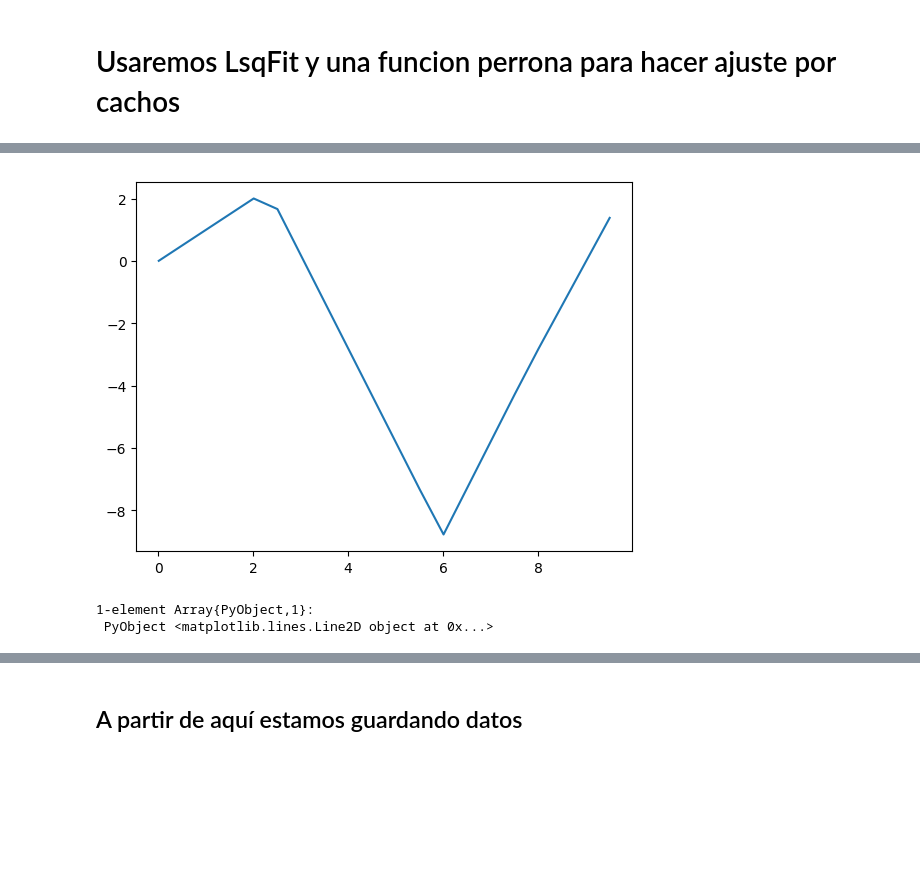
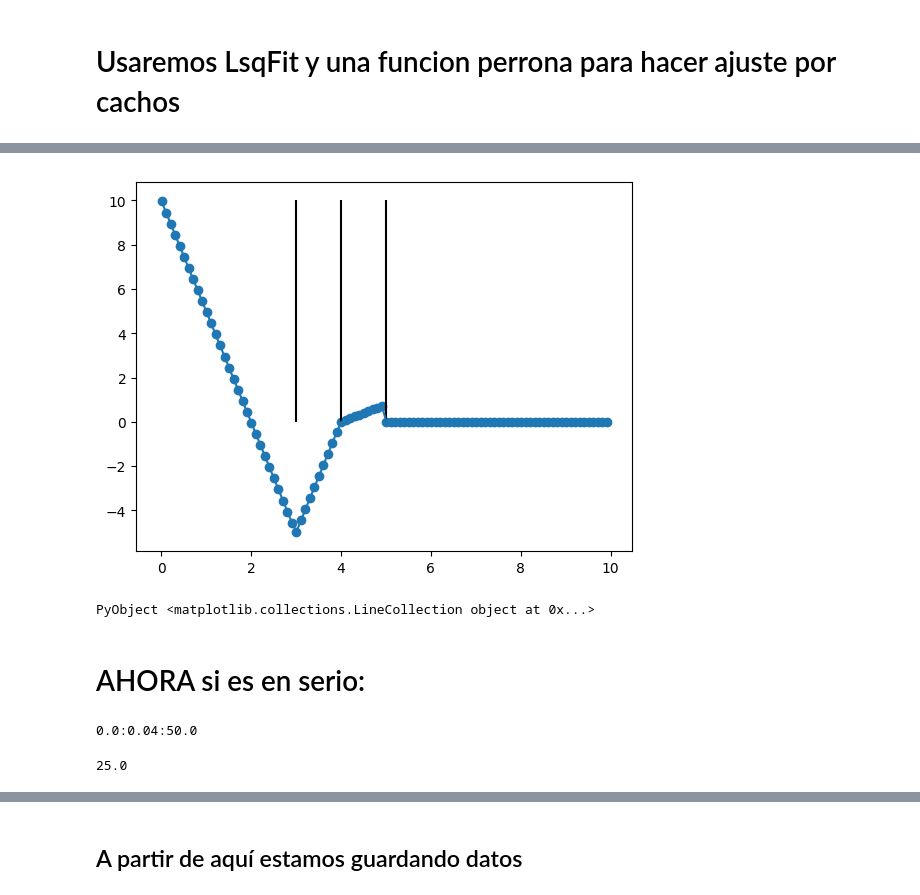
Before and after one commit to JoseJJAB/TrabajoCinvestav, a Jupyter notebook: SpikletDetection.ipynb, the cells around one changed output, grey strips where cells are left out. Drawn from its saved outputs; the diff is of its cells as text; code cells hidden in the pictures; blank space fills up the shorter version.

```diff
--- a/SpikletDetection.ipynb
+++ b/SpikletDetection.ipynb
@@ -671,25 +692,30 @@ using LsqFit
 # %%
-function lpp(x::Real, xzeros::Array, yzeros::Array, mzerouno::Real)
+function lpp(x, xini, xfin, xzeros, yzeros, mzerouno)
     y=0
 
-    ll=length(xzeros)
+    ll=length(xzeros)+1
 
-    if ll!=length(yzeros)
-        error("tu particion no contiene tantos parametros como necesitas")
-    elseif (x<xzeros[1] || x>=xzeros[end])
+    #if ll!=length(yzeros)
+     #   error("tu particion no contiene tantos parametros como necesitas")
+    if (x<xini || x>=xfin)
         error("x fuera del dominio")
     end
 
     mzeros=zeros(ll)
     mzeros[1]=mzerouno
+    xaux=vcat(xini, xzeros, xfin)
+    println(xaux)
 
     for k=2:ll
-        mzeros[k]=(yzeros[k-1]-yzeros[k])*xzeros[k]+mzeros[k-1]
+
+        mzeros[k]=(yzeros[k-1]-yzeros[k])*xaux[k]+mzeros[k-1]
     end
 
 
+
     for k=1:(ll-1)
-        if xzeros[k] <= x < xzeros[k+1]
+        if xaux[k] <= x < xaux[k+1]
+            println(xaux[k], " ", x, " ", xaux[k+1])
          y = yzeros[k]*x+mzeros[k]
         end
     end
@@ -715,0 +741,5 @@ mzero=0
+# %%
+ranguilllo=0.01:0.1:9.99
+xzeros2=[3,4,5]
+yzeros2=[-5, 5, 0.8, 0.1]
+mzero2=10
@@ -716,3 +748,3 @@ mzero=0
 # %%
-yys=map(x->lpp(x, xeros, yzeros, mzero), ranguilllo)
+yys=map(x->lpp(x, 0,10, xzeros2, yzeros2, mzero2), ranguilllo)
 # %% [output]
@@ -736,8 +785,20 @@ yys=map(x->lpp(x, xeros, yzeros, mzero), ranguilllo)
 # %%
 plot(ranguilllo, yys)
+scatter(ranguilllo,yys)
+vlines(xzeros2, 0,10)
 # %% [output]
-[figure, old version]
+[figure, new version]
-1-element Array{PyObject,1}:
- PyObject <matplotlib.lines.Line2D object at 0x...>
+PyObject <matplotlib.collections.LineCollection object at 0x...>
+# %% [markdown]
+# AHORA si es en serio:
+# %%
+paso=1/freq
+tts=0:paso:50
+# %% [output]
+0.0:0.04:50.0
+# %%
+freq
+# %% [output]
+25.0
 # %%
 np=pyimport("numpy")
```
Also changed, not shown: parts of 15 cells of this notebook.
